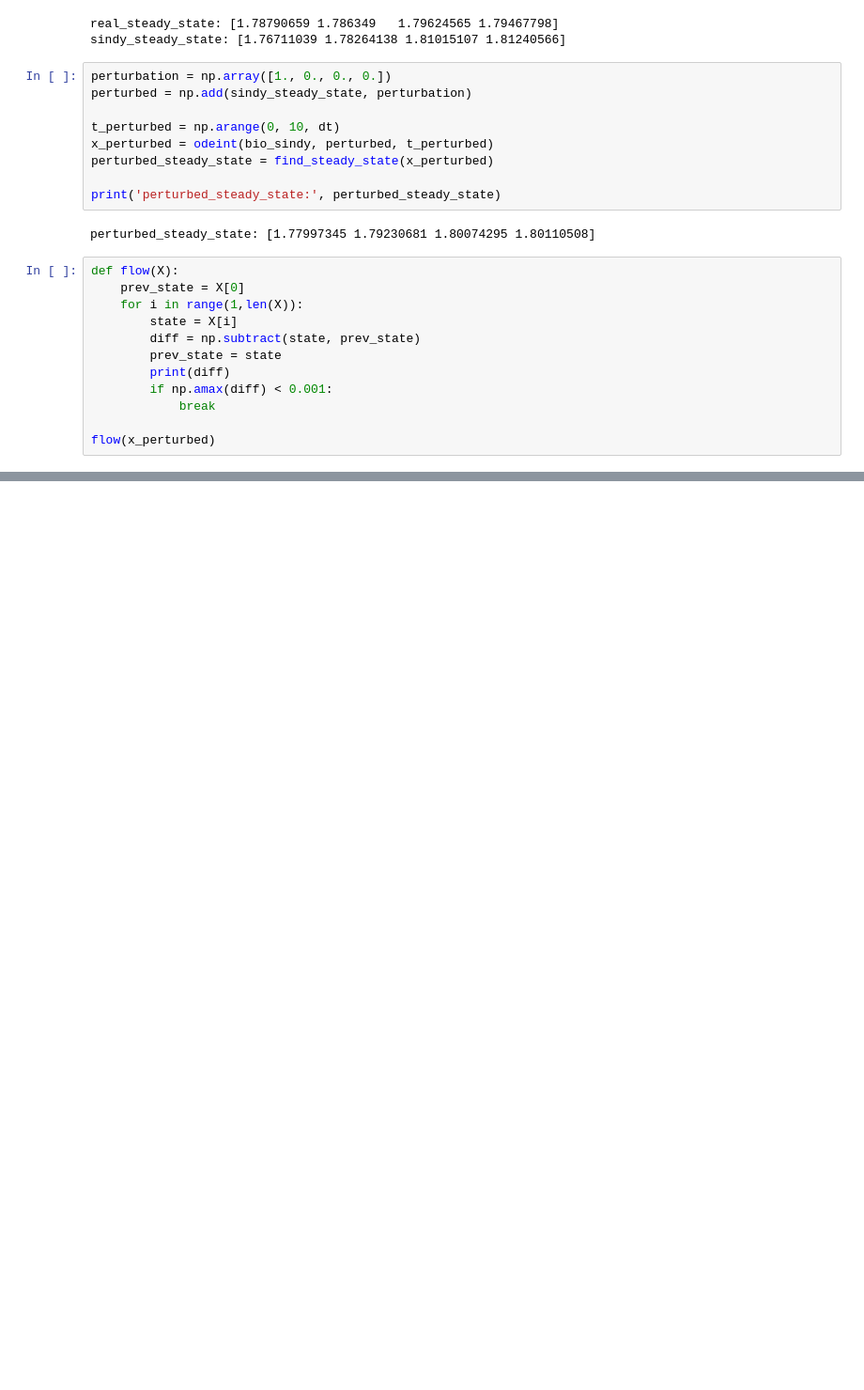
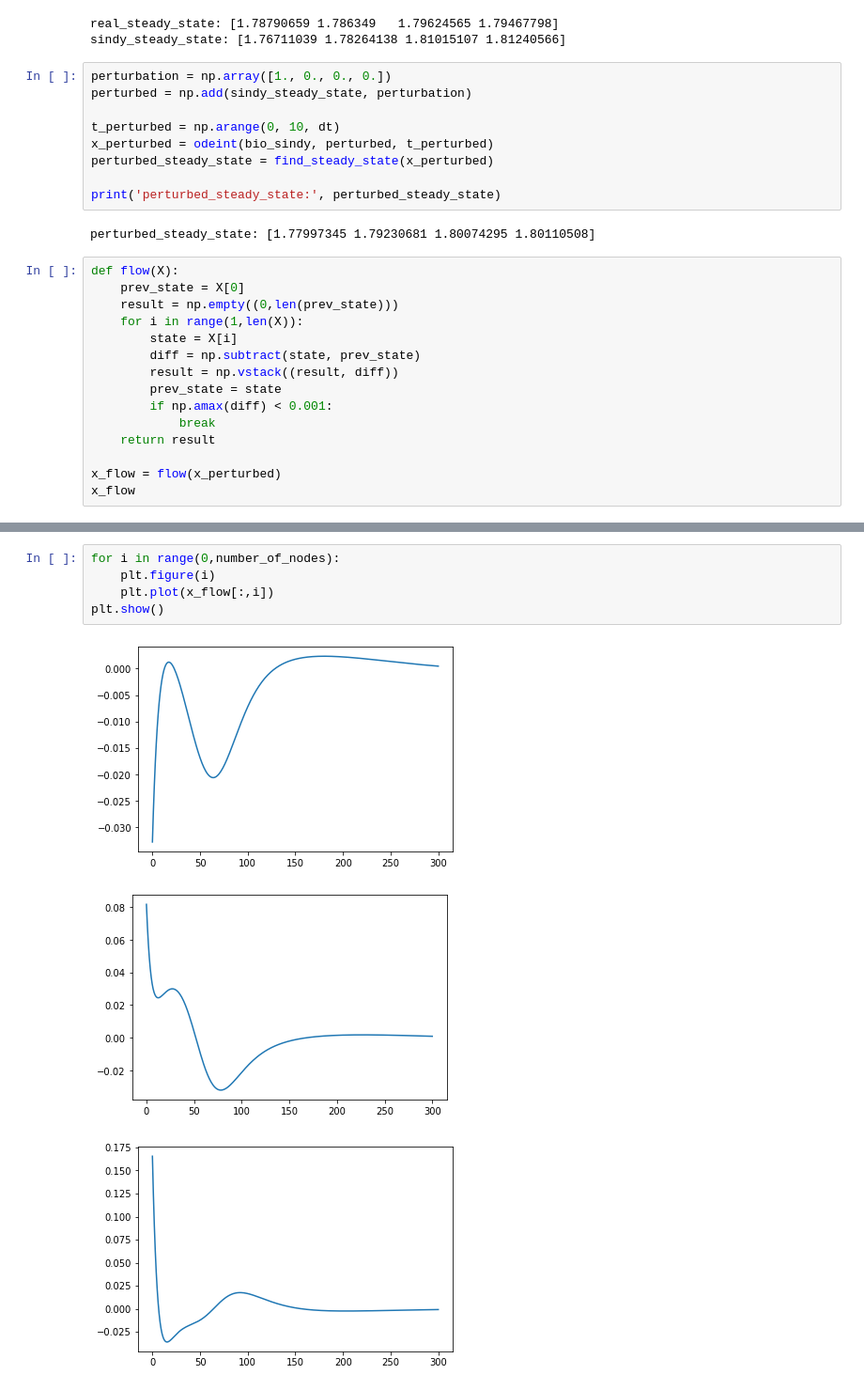
Before and after one commit to aliydgr/ms-thesis, a Jupyter notebook: information-flow-sindy.ipynb, the cells around one changed output, grey strips where cells are left out. Shown at 94% size. Drawn from its saved outputs; the diff is of its cells as text; blank space fills up the shorter version.

Commit message:
Plot information flow

```diff
--- a/information-flow-sindy.ipynb
+++ b/information-flow-sindy.ipynb
@@ -106,13 +107,16 @@ perturbed_steady_state: [1.77997345 1.79230681 1.80074295 1.80110508]
 # %%
 def flow(X):
     prev_state = X[0]
+    result = np.empty((0,len(prev_state)))
     for i in range(1,len(X)):
         state = X[i]
         diff = np.subtract(state, prev_state)
+        result = np.vstack((result, diff))
         prev_state = state
-        print(diff)
         if np.amax(diff) < 0.001:
             break
+    return result
 
-flow(x_perturbed)
+x_flow = flow(x_perturbed)
+x_flow
 # %% [output]
@@ -135,0 +130,9 @@ flow(x_perturbed)
+# %%
+for i in range(0,number_of_nodes):
+    plt.figure(i)
+    plt.plot(x_flow[:,i])
+plt.show()
+# %% [output]
+[figure, added]
+[figure, added]
+[figure, added]
```
Also changed, not shown: parts of 3 cells of this notebook.
